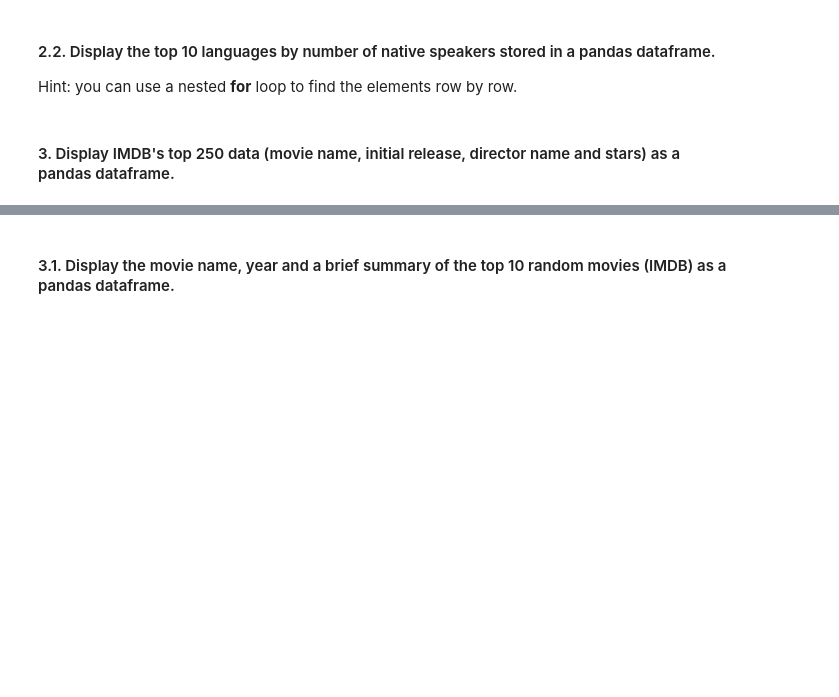
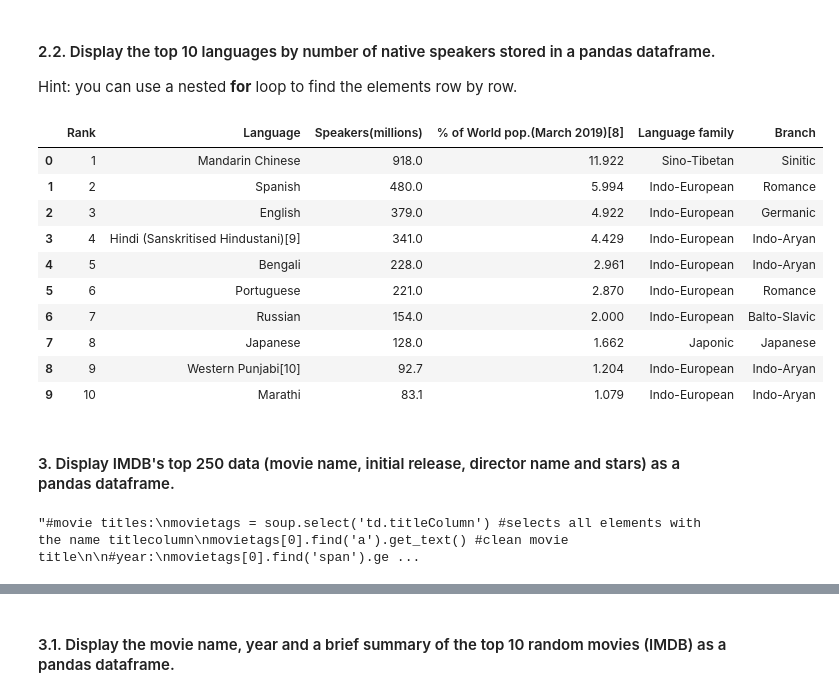
Before and after one commit to ta-data-lis/lab-web-scraping, a Jupyter notebook: your-code/main.ipynb, the cells around one changed output, grey strips where cells are left out. Cells and saved outputs as stored; diff of their text form; code cells hidden in the pictures; blank space fills up the shorter version.

```diff
--- a/your-code/main.ipynb
+++ b/your-code/main.ipynb
@@ -118,3 +398,19 @@ url = 'https://en.wikipedia.org/wiki/List_of_languages_by_number_of_native_speak
+# %%
+# your code here
+languages_top10 = pd.read_html(url) #study this method!!!
+languages_top10[0].head(10)
+# %% [output]
+|  | Rank | Language | Speakers(millions) | % of World pop.(March 2019)[8] | Language family | Branch |
+| 0 | 1 | Mandarin Chinese | 918.0 | 11.922 | Sino-Tibetan | Sinitic |
+| 1 | 2 | Spanish | 480.0 | 5.994 | Indo-European | Romance |
+| 2 | 3 | English | 379.0 | 4.922 | Indo-European | Germanic |
+| 3 | 4 | Hindi (Sanskritised Hindustani)[9] | 341.0 | 4.429 | Indo-European | Indo-Aryan |
+| 4 | 5 | Bengali | 228.0 | 2.961 | Indo-European | Indo-Aryan |
+| 5 | 6 | Portuguese | 221.0 | 2.870 | Indo-European | Romance |
+| 6 | 7 | Russian | 154.0 | 2.000 | Indo-European | Balto-Slavic |
+| 7 | 8 | Japanese | 128.0 | 1.662 | Japonic | Japanese |
+| 8 | 9 | Western Punjabi[10] | 92.7 | 1.204 | Indo-European | Indo-Aryan |
+| 9 | 10 | Marathi | 83.1 | 1.079 | Indo-European | Indo-Aryan |
 # %% [markdown]
 #### 3. Display IMDB's top 250 data (movie name, initial release, director name and stars) as a pandas dataframe.
 # %%
@@ -124,0 +424,50 @@ url = 'https://www.imdb.com/chart/top'
+# %%
+#to look for the TITLES:
+soup = BeautifulSoup(html, 'html.parser') #we used the default parser (html)
+movietags = soup.select('td.titleColumn')
+stars = soup.find_all('td', attrs = {'class': 'ratingColumn imdbRating'})
+
+#all years:
+clean_years_list = []
+for i in range(0, 250):
+    clean_years = movietags[i].find('span').get_text().replace('(','').replace(')','')
+    #print(clean_years)
+    clean_years_list.append(clean_years)
+#print(clean_years_list)
+
+#movie titles:
+clean_title_list = []
+for j in range(0, 250):
+    clean_titles = movietags[j].find('a').get_text()
+    clean_title_list.append(clean_titles)
+#print(clean_title_list)
+
+#directors:
+clean_director_list = []
+for k in range(0, 250):
+    clean_directors = movietags[k].find('a').get('title').split(' (')[0]
+    clean_director_list.append(clean_directors)
+#print(clean_director_list)
+
+#stars:
+clean_stars_list = []
+for l in range(0, 250):
+    clean_stars = stars[l].get_text(strip = True)
+    clean_stars_list.append(clean_stars)
+#print(clean_stars_list)
+
+'''#movie titles:
+movietags = soup.select('td.titleColumn') #selects all elements with the name titlecolumn
+movietags[0].find('a').get_text() #clean movie title
+
+#year:
+movietags[0].find('span').get_text().replace('(','').replace(')','')
+
+#Director:
+movietags[0].find('a').get('title').split(' (')[0]
+
+#stars:
+stars = soup.find_all('td', attrs = {'class': 'ratingColumn imdbRating'})
+stars[0].get_text(strip = True)'''
+# %% [output]
+"#movie titles:\nmovietags = soup.select('td.titleColumn') #selects all elements with the name titlecolumn\nmovietags[0].find('a').get_text() #clean movie title\n\n#year:\nmovietags[0].find('span').ge ...
```
Also changed, not shown: parts of 28 cells of this notebook, 1 other file.
